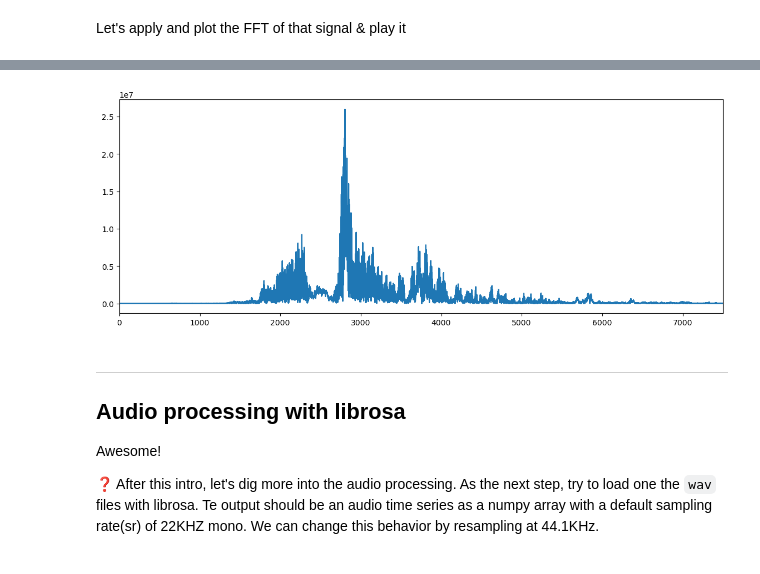
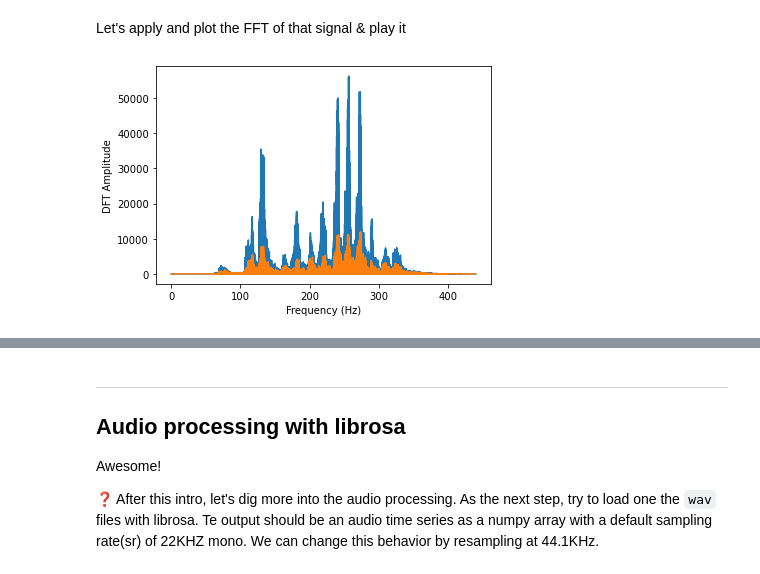
Before and after one commit to IXP-Team/Interview_tasks, a Jupyter notebook: AudioTask/audio_processing_test.ipynb, the cells around one changed output, grey strips where cells are left out. Drawn from its saved outputs; the diff is of its cells as text; code cells hidden in the pictures.

```diff
--- a/AudioTask/audio_processing_test.ipynb
+++ b/AudioTask/audio_processing_test.ipynb
@@ -94,10 +153,13 @@ Next, load the audio of `bird.wav`(it should has a `shape` of <129279, 2> ) and
 # %% [markdown]
 Let's apply and plot the FFT of that signal & play it
 # %%
-#TODO - dispaly and play the audio
+#dispaly and play the audio
+
+plot_fft(bird_data, bird_data.shape[0], freq)
+Audio('bird.wav', autoplay=True)
 # %% [output]
+[figure, new version]
 [interactive output not drawn]
-[figure, old version]
 # %% [markdown]
 ---
 ## Audio processing with librosa
```
Also changed, not shown: parts of 24 cells of this notebook, 6 other files.
